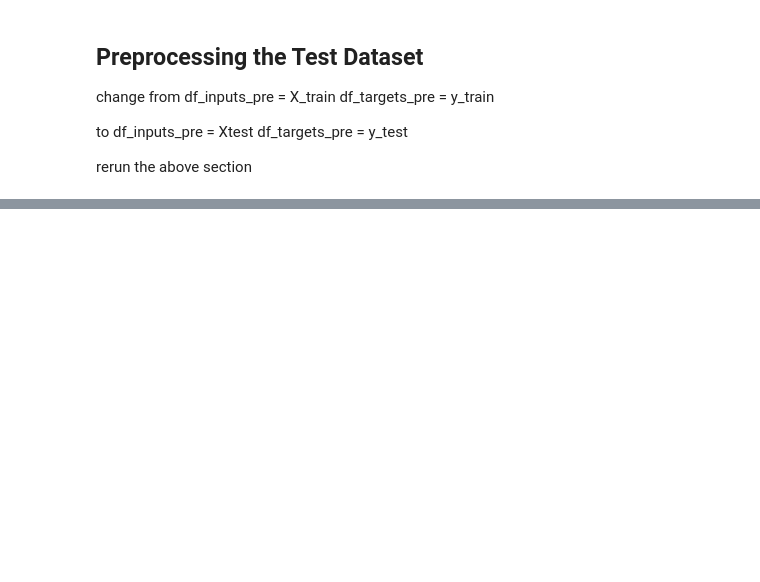
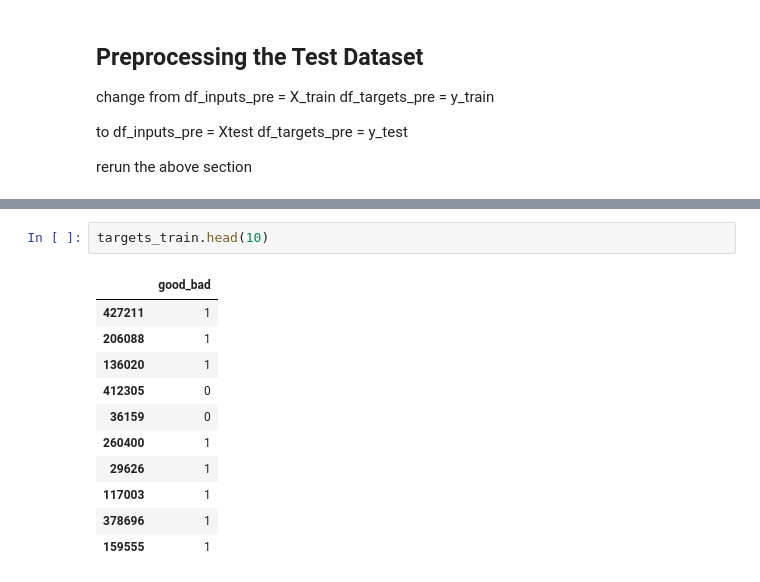
Before and after one commit to harryzyz/CreditRiskDemo, a Jupyter notebook: demo_to_be_named.ipynb, the cells around one changed output, grey strips where cells are left out. Saved outputs shown, nothing was run; the diff lists cells and outputs as text; blank space fills up the shorter version.

```diff
--- a/demo_to_be_named.ipynb
+++ b/demo_to_be_named.ipynb
@@ -1589,0 +830,14 @@ y_test.to_csv('loan_data_targets_test.csv')
+# %%
+targets_train.head(10)
+# %% [output]
+|  | good_bad |
+| 427211 | 1 |
+| 206088 | 1 |
+| 136020 | 1 |
+| 412305 | 0 |
+| 36159 | 0 |
+| 260400 | 1 |
+| 29626 | 1 |
+| 117003 | 1 |
+| 378696 | 1 |
+| 159555 | 1 |
```
Also changed, not shown: parts of 159 cells of this notebook, 2 other files.
